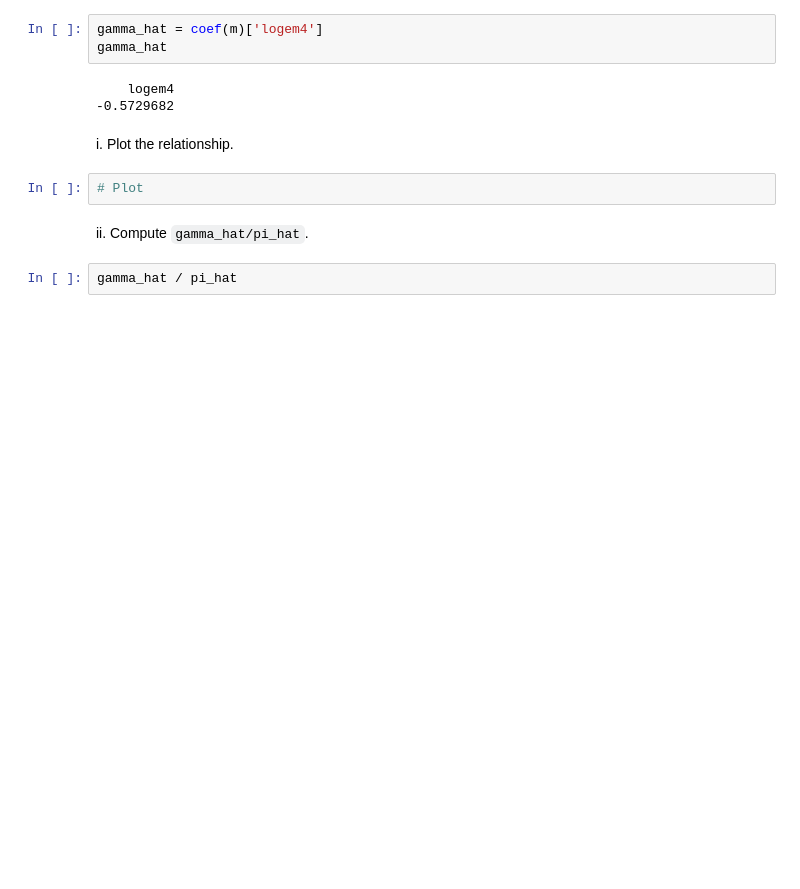
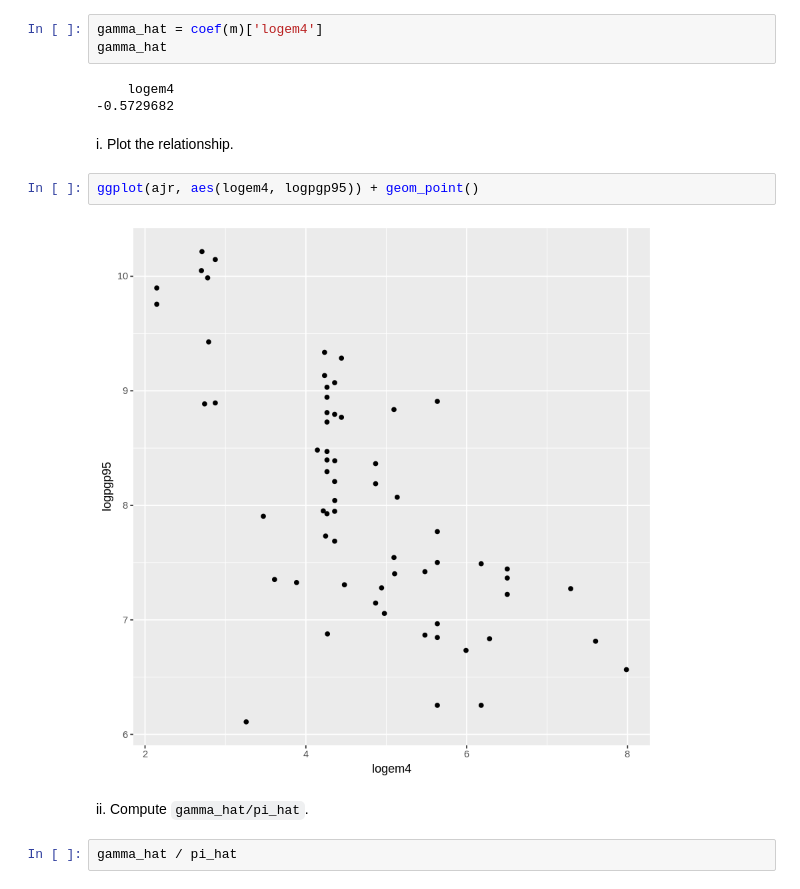
Before and after one commit to MaxGhenis/mit_1475, a Jupyter notebook: ps1/14_75_ps1_r_max_ghenis.ipynb, the cells around one changed output. Saved outputs shown, nothing was run; the diff lists cells and outputs as text; blank space fills up the shorter version.

```diff
--- a/ps1/14_75_ps1_r_max_ghenis.ipynb
+++ b/ps1/14_75_ps1_r_max_ghenis.ipynb
@@ -319,8 +356,10 @@ gamma_hat
 -0.5729682
 # %% [markdown]
 i. Plot the relationship.
-# %%
-# Plot
+# %%
+ggplot(ajr, aes(logem4, logpgp95)) + geom_point()
+# %% [output]
+[figure, added]
 # %% [markdown]
 ii. Compute `gamma_hat/pi_hat`.
 # %%
```
Also changed, not shown: parts of 28 cells of this notebook.
